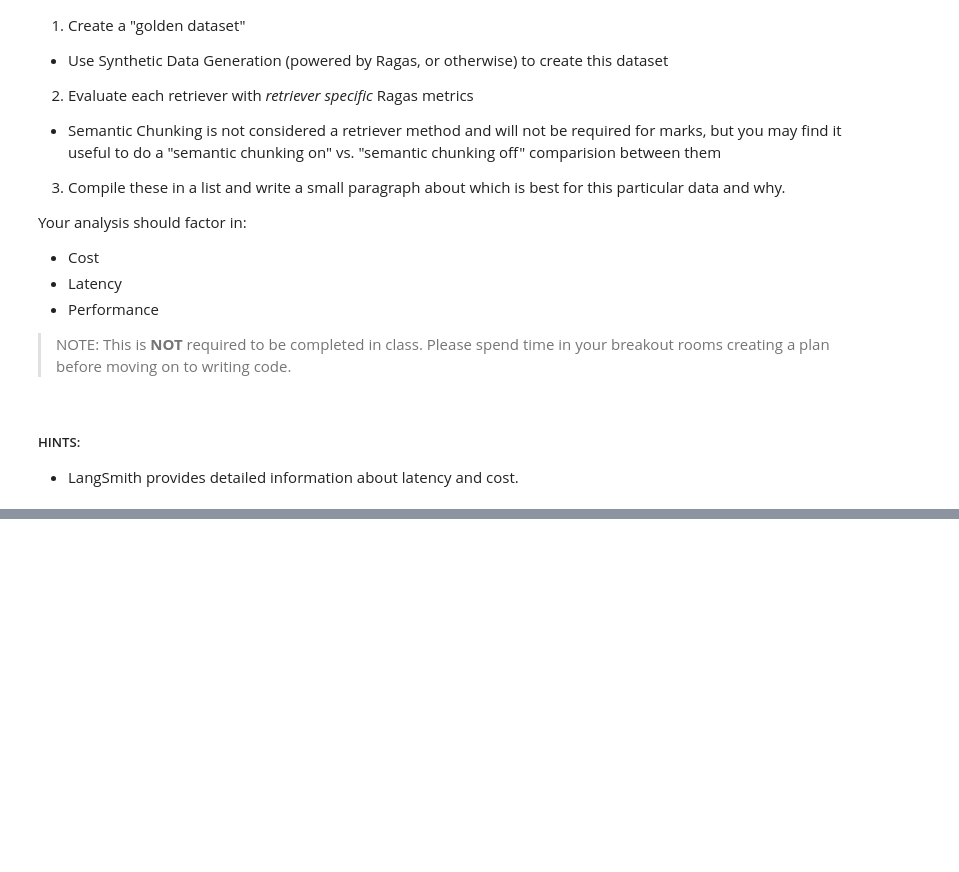
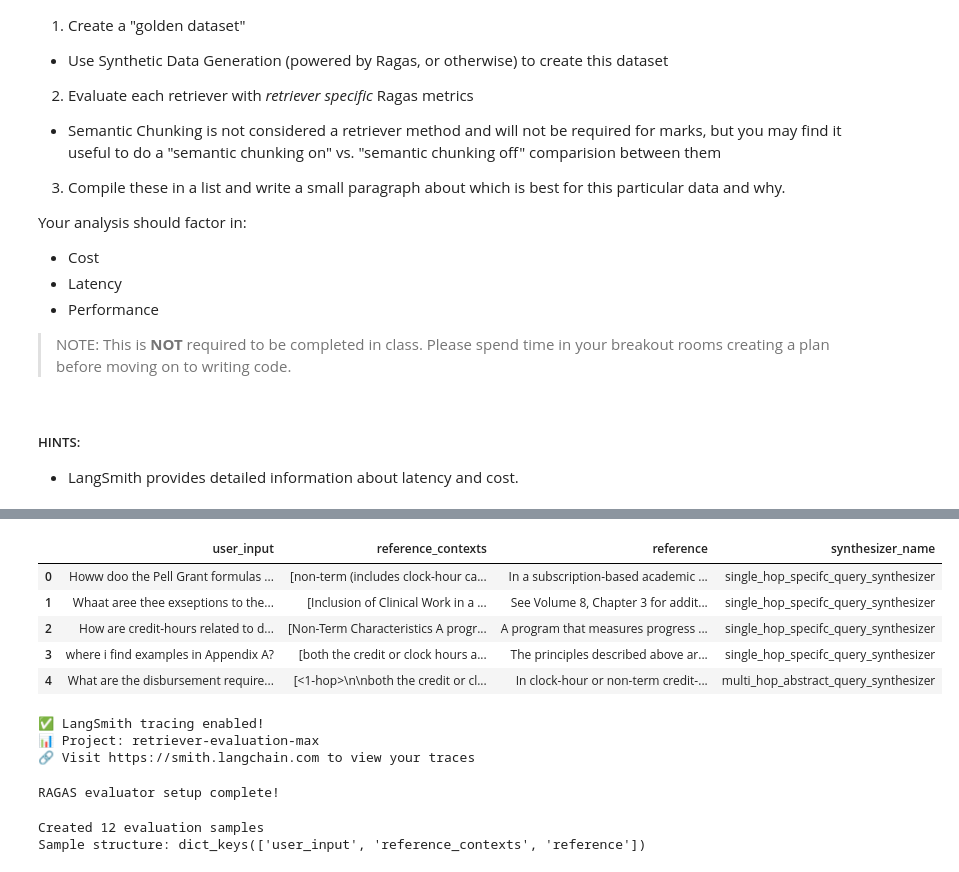
Before and after one commit to max-carey/code-aie7, a Jupyter notebook: 09_Advanced_Retrieval/Advanced_Retrieval_with_LangChain_Assignment.ipynb, the cells around one changed output, grey strips where cells are left out. Drawn from its saved outputs; the diff is of its cells as text; code cells hidden in the pictures; blank space fills up the shorter version.

```diff
--- a/09_Advanced_Retrieval/Advanced_Retrieval_with_LangChain_Assignment.ipynb
+++ b/09_Advanced_Retrieval/Advanced_Retrieval_with_LangChain_Assignment.ipynb
@@ -560,0 +576,21 @@ Your analysis should factor in:
+# %%
+from langchain_community.document_loaders import DirectoryLoader
+from langchain_community.document_loaders import PyMuPDFLoader
+
+
+path = "data/"
+loader = DirectoryLoader(path, glob="*.pdf", loader_cls=PyMuPDFLoader)
+docs = loader.load()
+# %%
+from ragas.llms import LangchainLLMWrapper
+from ragas.embeddings import LangchainEmbeddingsWrapper
+from langchain_openai import ChatOpenAI
+from langchain_openai import OpenAIEmbeddings
+generator_llm = LangchainLLMWrapper(ChatOpenAI(model="gpt-4.1"))
+generator_embeddings = LangchainEmbeddingsWrapper(OpenAIEmbeddings())
+# %%
+from ragas.testset import TestsetGenerator
+
+generator = TestsetGenerator(
+    llm=generator_llm, embedding_model=generator_embeddings)
+dataset = generator.generate_with_langchain_docs(docs[:20], testset_size=10)
@@ -560,0 +629,9 @@ Your analysis should factor in:
+# %%
+dataset.to_pandas().head()
+# %% [output]
+|  | user_input | reference_contexts | reference | synthesizer_name |
+| 0 | Howw doo the Pell Grant formulas ... | [non-term (includes clock-hour ca... | In a subscription-based academic ... | single_hop_specifc_query_synthesizer |
+| 1 | Whaat aree thee exseptions to the... | [Inclusion of Clinical Work in a ... | See Volume 8, Chapter 3 for addit... | single_hop_specifc_query_synthesizer |
+| 2 | How are credit-hours related to d... | [Non-Term Characteristics A progr... | A program that measures progress ... | single_hop_specifc_query_synthesizer |
+| 3 | where i find examples in Appendix A? | [both the credit or clock hours a... | The principles described above ar... | single_hop_specifc_query_synthesizer |
+| 4 | What are the disbursement require... | [<1-hop>\n\nboth the credit or cl... | In clock-hour or non-term credit-... | multi_hop_abstract_query_synthesizer |
@@ -560,0 +651,49 @@ Your analysis should factor in:
+# %%
+# # Get LangSmith API key
+# langsmith_key = getpass.getpass("LangSmith API Key:")
+os.environ["LANGSMITH_API_KEY"] = getpass.getpass("LangSmith API Key:")
+
+# Enable LangSmith tracing
+os.environ["LANGSMITH_TRACING"] = "true"
+os.environ["LANGSMITH_PROJECT"] = "retriever-evaluation-max"
+
+print("✅ LangSmith tracing enabled!")
+print(f"📊 Project: {os.environ['LANGSMITH_PROJECT']}")
+print("🔗 Visit https://smith.langchain.com to view your traces")
+# %% [output]
+✅ LangSmith tracing enabled!
+📊 Project: retriever-evaluation-max
+🔗 Visit https://smith.langchain.com to view your traces
+# %%
+evaluator_llm = LangchainLLMWrapper(ChatOpenAI(model="gpt-4.1-mini"))
+evaluator_embeddings = LangchainEmbeddingsWrapper(OpenAIEmbeddings())
+
+# Define RAGAS metrics for retriever evaluation
+ragas_metrics = [
+    ContextPrecision(llm=evaluator_llm),
+    ContextRecall(llm=evaluator_llm),
+    ContextRelevance(llm=evaluator_llm)
+]
+
+print("RAGAS evaluator setup complete!")
+# %% [output]
+RAGAS evaluator setup complete!
+# %%
+# Convert the generated dataset to RAGAS format
+test_df = dataset.to_pandas()
+
+# Create evaluation samples from the test dataset
+evaluation_samples = []
+for idx, row in test_df.iterrows():
+    sample = {
+        'user_input': row['user_input'],
+        'reference_contexts': row['reference_contexts'],
+        'reference': row['reference']
+    }
+    evaluation_samples.append(sample)
+
+print(f"Created {len(evaluation_samples)} evaluation samples")
+print("Sample structure:", evaluation_samples[0].keys())
+# %% [output]
+Created 12 evaluation samples
+Sample structure: dict_keys(['user_input', 'reference_contexts', 'reference'])
```
Also changed, not shown: parts of 18 cells of this notebook, 1 other file.
